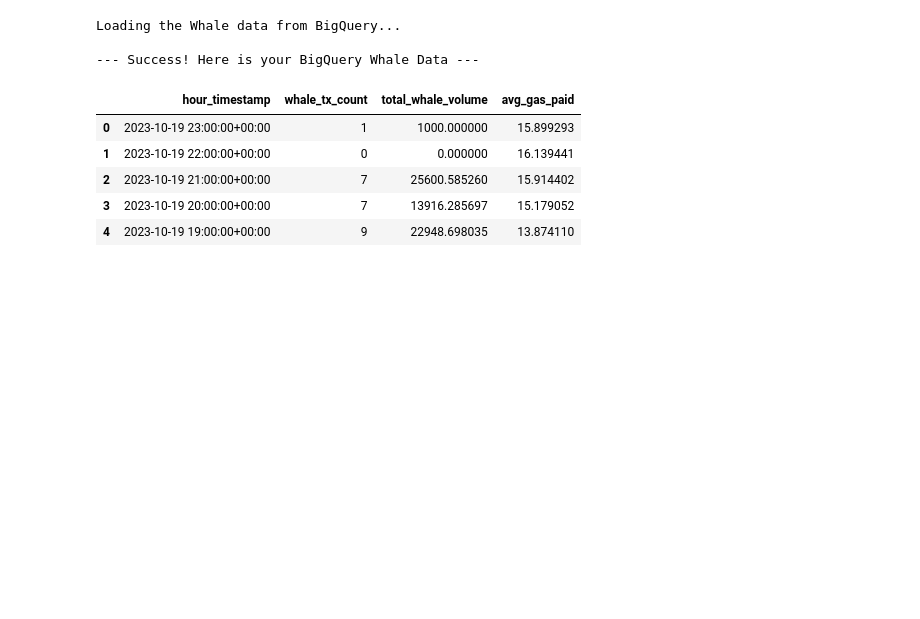
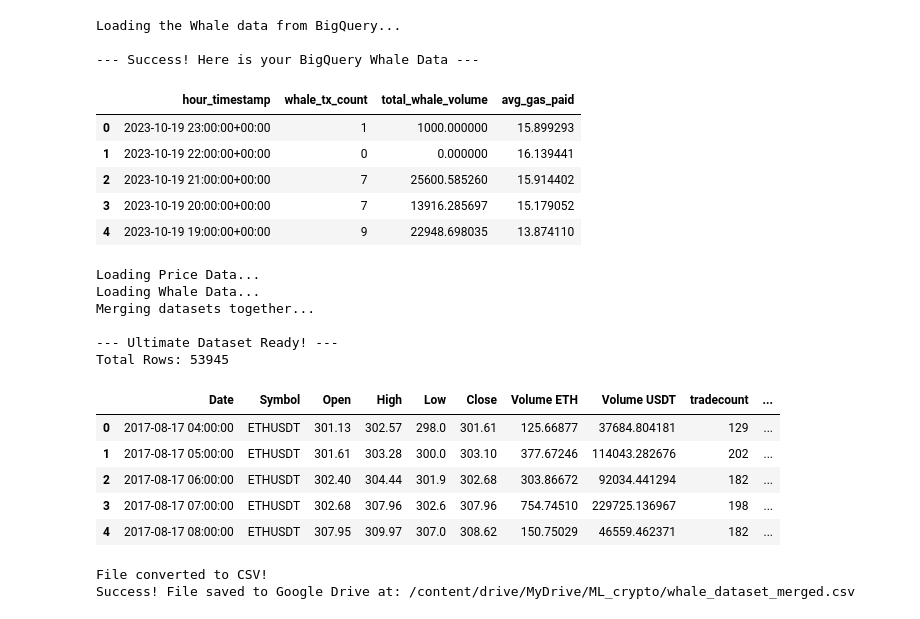
Before and after one commit to toni-23-b/ML-Project-2026, a Jupyter notebook: Whale_Tracker_Data_Prep.ipynb, the cells around one changed output. Cells and saved outputs as stored; diff of their text form; code cells hidden in the pictures; blank space fills up the shorter version.

Commit message:
dataset merging

```diff
--- a/Whale_Tracker_Data_Prep.ipynb
+++ b/Whale_Tracker_Data_Prep.ipynb
@@ -84,3 +84,69 @@ Loading the Whale data from BigQuery...
 | 2 | 2023-10-19 21:00:00+00:00 | 7 | 25600.585260 | 15.914402 |
 | 3 | 2023-10-19 20:00:00+00:00 | 7 | 13916.285697 | 15.179052 |
 | 4 | 2023-10-19 19:00:00+00:00 | 9 | 22948.698035 | 13.874110 |
+# %%
+import pandas as pd
+
+# 1. Paste your Google Drive file paths here!
+kaggle_path = '/content/drive/MyDrive/ML_crypto/Binance_ETHUSDT_1h (1).csv'
+whale_path = '/content/drive/MyDrive/ML_crypto/bigquery_whale_data.csv'
+
+# 2. Load and prep Kaggle Price Data
+print("Loading Price Data...")
+df_prices = pd.read_csv(kaggle_path)
+df_prices.columns = df_prices.columns.str.strip()
+df_eth = df_prices[df_prices['Symbol'] == 'ETHUSDT'].copy()
+df_eth['Date'] = df_eth['Date'].astype(str).str.replace(r'\.\d{3}', '', regex=True)
+df_eth['Date'] = pd.to_datetime(df_eth['Date'], format='%Y-%m-%d %H:%M:%S', errors='coerce')
+
+# 3. Load and prep BigQuery Whale Data
+print("Loading Whale Data...")
+df_whales = pd.read_csv(whale_path)
+df_whales['hour_timestamp'] = pd.to_datetime(df_whales['hour_timestamp'], errors='coerce')
+
+# THE FIX: Remove the UTC timezone from BigQuery so it matches Kaggle
+df_whales['hour_timestamp'] = df_whales['hour_timestamp'].dt.tz_localize(None)
+
+# 4. THE MERGE (Stitching them together)
+print("Merging datasets together...")
+final_df = pd.merge(df_eth, df_whales, left_on='Date', right_on='hour_timestamp', how='inner')
+
+# 5. Clean up duplicate columns and sort by time
+final_df = final_df.drop(columns=['hour_timestamp']) # Drop the extra time column
+final_df = final_df.sort_values('Date').reset_index(drop=True)
+
+print("\n--- Ultimate Dataset Ready! ---")
+print(f"Total Rows: {len(final_df)}")
+display(final_df.head())
+# %% [output]
+Loading Price Data...
+Loading Whale Data...
+Merging datasets together...
+
+--- Ultimate Dataset Ready! ---
+Total Rows: 53945
+|  | Date | Symbol | Open | High | Low | Close | Volume ETH | Volume USDT | tradecount | ... |
+| 0 | 2017-08-17 04:00:00 | ETHUSDT | 301.13 | 302.57 | 298.0 | 301.61 | 125.66877 | 37684.804181 | 129 | ... |
+| 1 | 2017-08-17 05:00:00 | ETHUSDT | 301.61 | 303.28 | 300.0 | 303.10 | 377.67246 | 114043.282676 | 202 | ... |
+| 2 | 2017-08-17 06:00:00 | ETHUSDT | 302.40 | 304.44 | 301.9 | 302.68 | 303.86672 | 92034.441294 | 182 | ... |
+| 3 | 2017-08-17 07:00:00 | ETHUSDT | 302.68 | 307.96 | 302.6 | 307.96 | 754.74510 | 229725.136967 | 198 | ... |
+| 4 | 2017-08-17 08:00:00 | ETHUSDT | 307.95 | 309.97 | 307.0 | 308.62 | 150.75029 | 46559.462371 | 182 | ... |
+# %%
+# 1. Choose a name for your final master file
+file_name = 'whale_dataset_merged.csv'
+
+# 2. Tell Pandas to convert our 'final_df' table into a CSV file
+# (index=False prevents it from adding a useless column of row numbers)
+final_df.to_csv(file_name, index=False)
+print("File converted to CSV!")
+
+# ---------------------------------------------------------
+# OPTION A: Save it directly to your Google Drive folder
+# (Replace with your actual Drive folder path if it's different)
+# ---------------------------------------------------------
+drive_path = f'/content/drive/MyDrive/ML_crypto/{file_name}'
+final_df.to_csv(drive_path, index=False)
+print(f"Success! File saved to Google Drive at: {drive_path}")
+# %% [output]
+File converted to CSV!
+Success! File saved to Google Drive at: /content/drive/MyDrive/ML_crypto/whale_dataset_merged.csv
```
